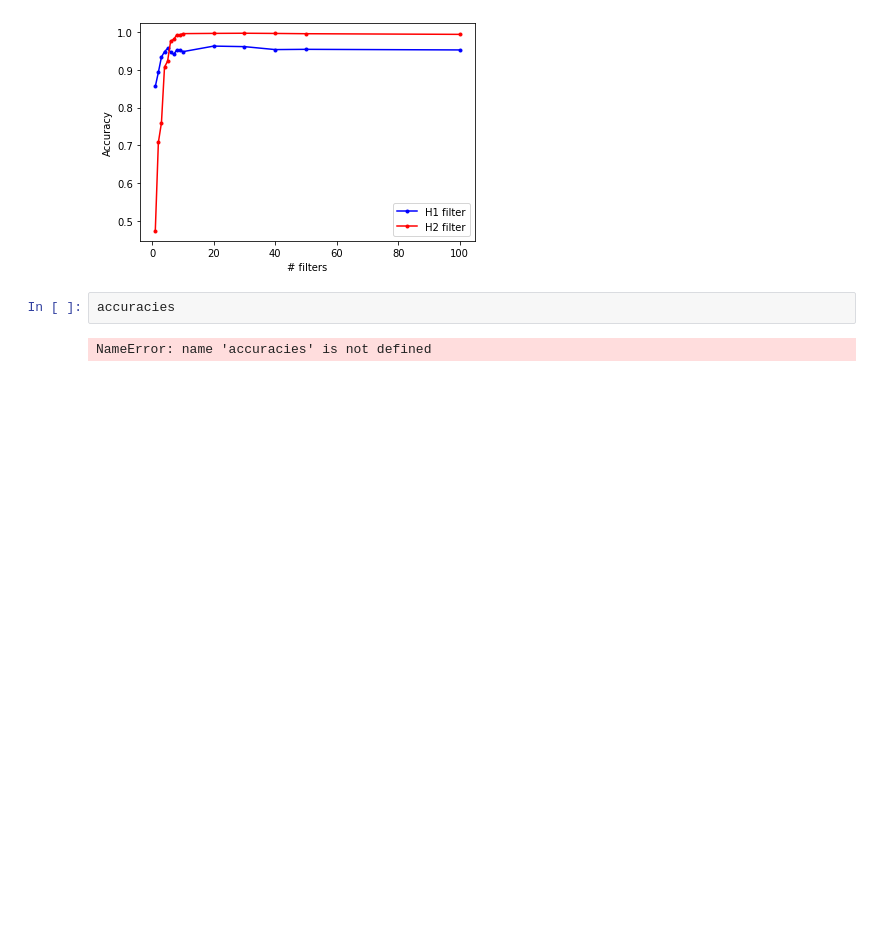
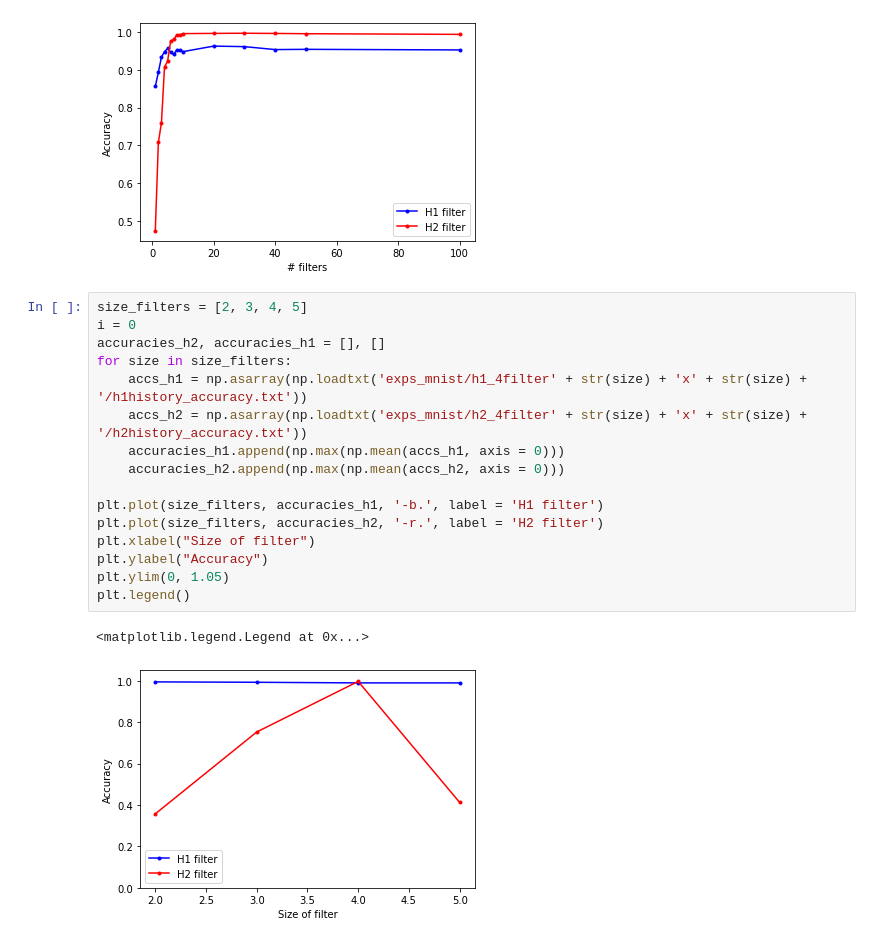
Before and after one commit to vutuanhai237/DynamicQNN, a Jupyter notebook: codes/plt_baseline.ipynb, the cells around one changed output. Drawn from its saved outputs; the diff is of its cells as text; blank space fills up the shorter version.

Commit message:
Update changed size of quanv filter

```diff
--- a/codes/plt_baseline.ipynb
+++ b/codes/plt_baseline.ipynb
@@ -218,7 +218,22 @@ plt.legend()
 # %% [output]
 <matplotlib.legend.Legend at 0x...>
 [figure]
-# %%
-accuracies
-# %% [output]
-NameError: name 'accuracies' is not defined
+# %%
+size_filters = [2, 3, 4, 5]
+i = 0
+accuracies_h2, accuracies_h1 = [], []
+for size in size_filters:
+    accs_h1 = np.asarray(np.loadtxt('exps_mnist/h1_4filter' + str(size) + 'x' + str(size) + '/h1history_accuracy.txt'))
+    accs_h2 = np.asarray(np.loadtxt('exps_mnist/h2_4filter' + str(size) + 'x' + str(size) + '/h2history_accuracy.txt'))
+    accuracies_h1.append(np.max(np.mean(accs_h1, axis = 0)))
+    accuracies_h2.append(np.max(np.mean(accs_h2, axis = 0)))
+
+plt.plot(size_filters, accuracies_h1, '-b.', label = 'H1 filter')
+plt.plot(size_filters, accuracies_h2, '-r.', label = 'H2 filter')
+plt.xlabel("Size of filter")
+plt.ylabel("Accuracy")
+plt.ylim(0, 1.05)
+plt.legend()
+# %% [output]
+<matplotlib.legend.Legend at 0x...>
+[figure, added]
```
Also changed, not shown: parts of 1 cell of this notebook, 54 other files.
